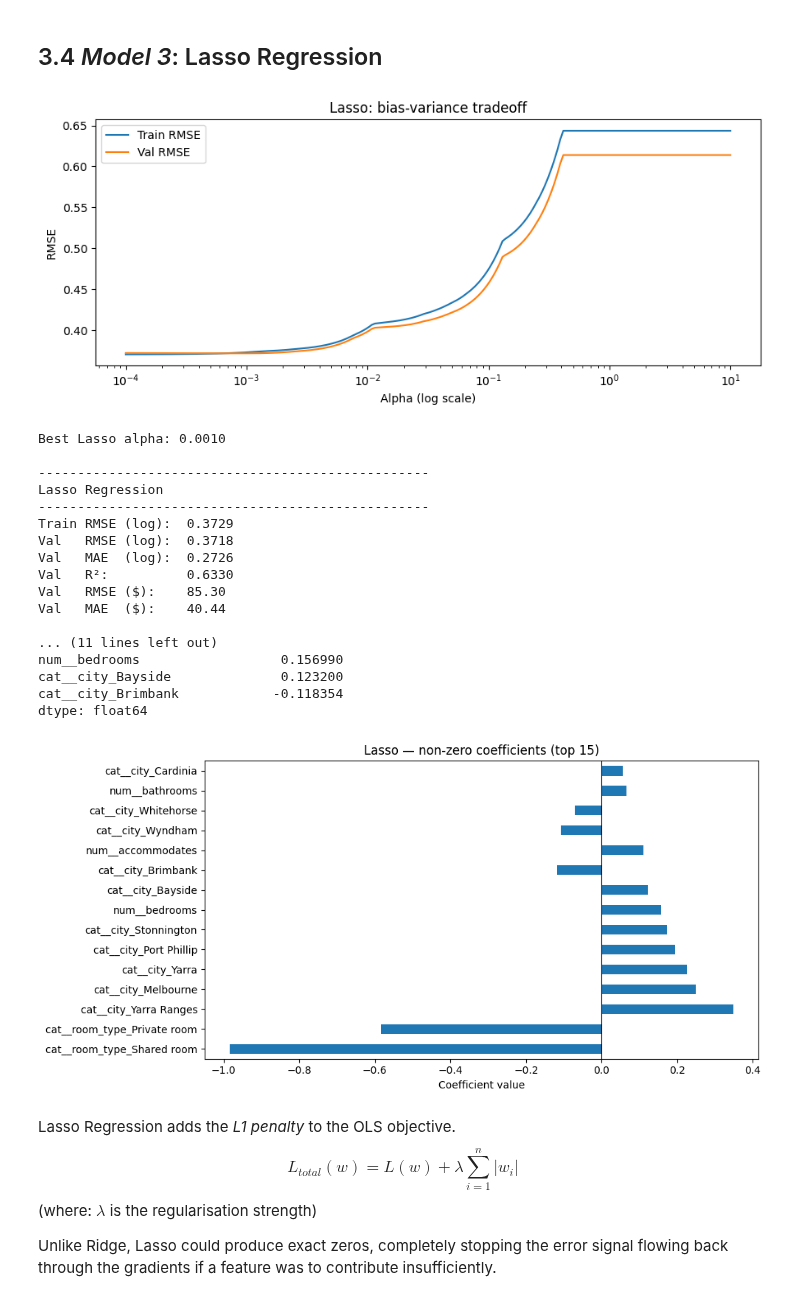
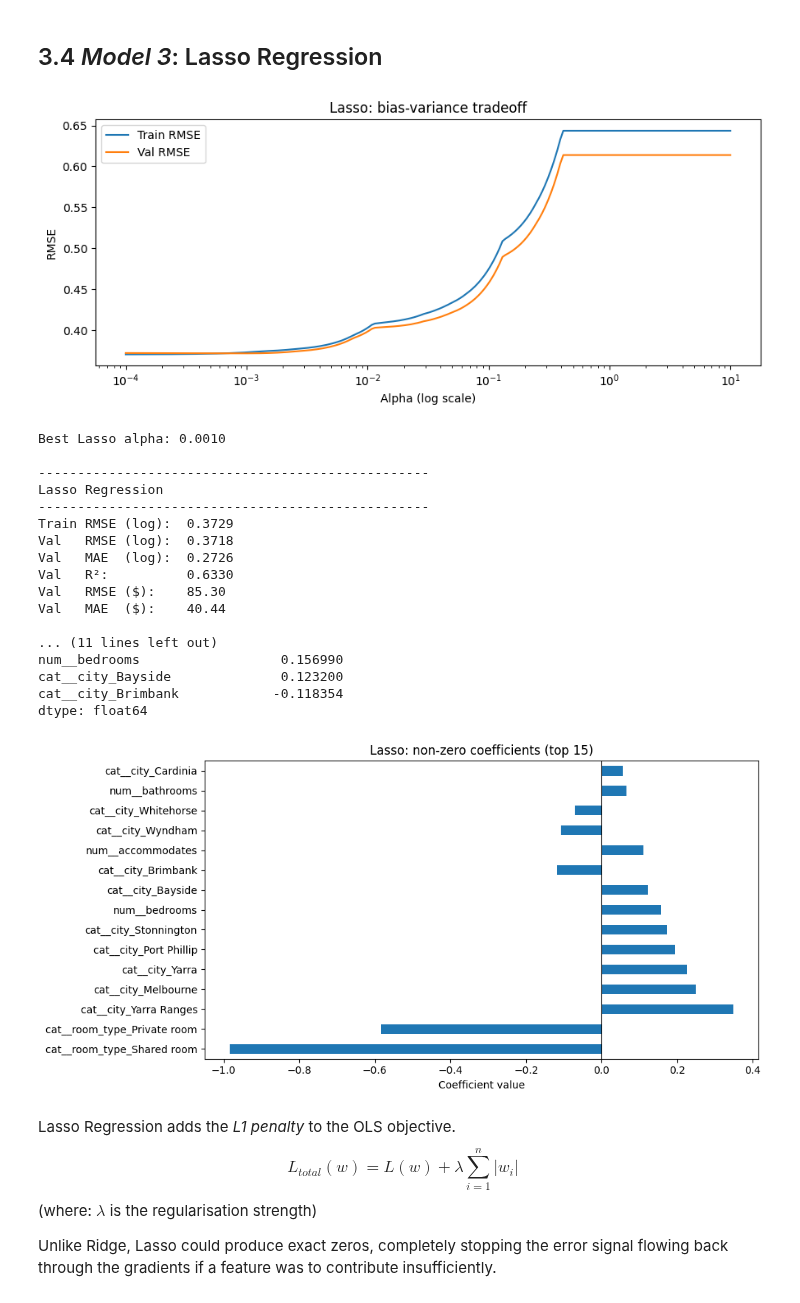
Before and after one commit to wadamiru/manual-ml, a Jupyter notebook: projects/regression/notebooks/project_airbnb.ipynb, the cells around one changed output. Saved outputs shown, nothing was run; the diff lists cells and outputs as text; code cells hidden in the pictures.

```diff
--- a/projects/regression/notebooks/project_airbnb.ipynb
+++ b/projects/regression/notebooks/project_airbnb.ipynb
@@ -319,9 +319,9 @@ preprocessor = ColumnTransformer(transformers=[
 # %% [markdown]
 To maintain experimental integrity, the data is split before applying the transformations. This approach also prevents **Data Leakage**. Only `X_train_raw` is used to fit the `preprocessor` for the *mean* and *standard deviation* to be derived from the training data. The same parameters are then used for transforming the validation and test sets.
 # %%
-X = df_tr.drop(columns=['price'])
+X = df_tr.drop(columns=['price', 'country']) # drop price,country from training data
 y = np.log1p(df_tr['price'])
-X_test_raw = df_te.copy()
+X_test_raw = df_te.drop(columns=['country']).copy() # drop country from test data
 
 # random state set to 7, for reproduability
 X_train_raw, X_val_raw, y_train, y_val = train_test_split(
@@ -508,35 +508,35 @@ zeroed  = lasso_coefs[lasso_coefs == 0]
 print(f"\nFeatures retained: {len(nonzero)} / {len(lasso_coefs)}")
 print(f"Features zeroed out: {len(zeroed)}")
 print(f"\nTop 10 by magnitude:\n{nonzero.head(10)}")
 
 # plot non-zero coefficients
 plt.figure(figsize=(10, 5))
 nonzero.head(15).plot(kind='barh')
 plt.axvline(0, color='black', linewidth=0.8)
 plt.xlabel('Coefficient value')
-plt.title('Lasso — non-zero coefficients (top 15)')
+plt.title('Lasso: non-zero coefficients (top 15)')
 plt.tight_layout()
 plt.show()
 # %% [output]
 [figure]
 Best Lasso alpha: 0.0010
 
 --------------------------------------------------
 Lasso Regression
 --------------------------------------------------
 Train RMSE (log):  0.3729
 Val   RMSE (log):  0.3718
 Val   MAE  (log):  0.2726
 Val   R²:          0.6330
 Val   RMSE ($):    85.30
 Val   MAE  ($):    40.44
 
 ... (11 lines left out)
 num__bedrooms                  0.156990
 cat__city_Bayside              0.123200
 cat__city_Brimbank            -0.118354
 dtype: float64
-[figure, old version]
+[figure, new version]
 # %% [markdown]
 Lasso Regression adds the *L1 penalty* to the OLS objective.
 $$L_{total}(w)=L(w)+\lambda\sum_{i=1}^n|w_i|$$
```
Also changed, not shown: parts of 1 cell of this notebook.
